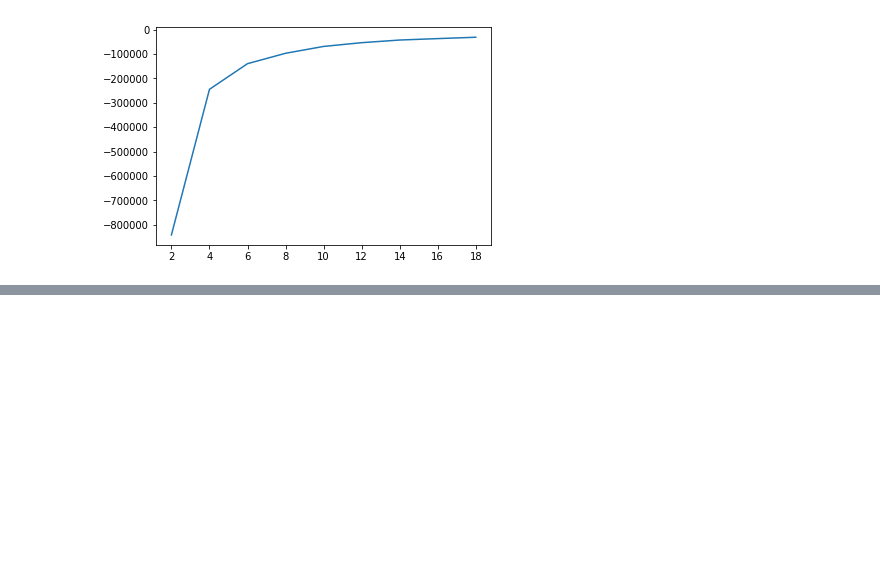
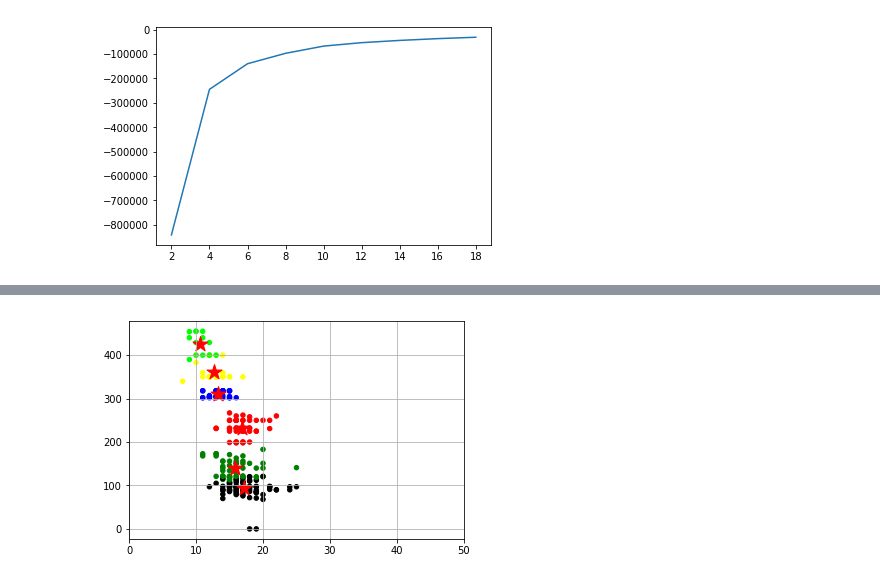
Before and after one commit to vjsamuel/pywork, a Jupyter notebook: kmeans/kmeans.ipynb, the cells around one changed output, grey strips where cells are left out. Drawn from its saved outputs; the diff is of its cells as text; code cells hidden in the pictures; blank space fills up the shorter version.

```diff
--- a/kmeans/kmeans.ipynb
+++ b/kmeans/kmeans.ipynb
@@ -92,0 +224,9 @@ features_2.iloc[:,]
+# %%
+color_map=['black', 'lime', 'red', 'yellow', 'blue', 'green']
+plt.scatter(features_3.iloc[:, 1], features_2.iloc[:, 3], c=data_labels, s=20, cmap=colors.ListedColormap(color_map))
+plt.scatter(kmeans_model.cluster_centers_[:, 1],kmeans_model.cluster_centers_[:, 3],s=250,marker='*',c='red',label='centroids')
+plt.xlim(0,50)
+plt.grid()
+plt.show()
+# %% [output]
+[figure, added]
```
Also changed, not shown: parts of 18 cells of this notebook.
